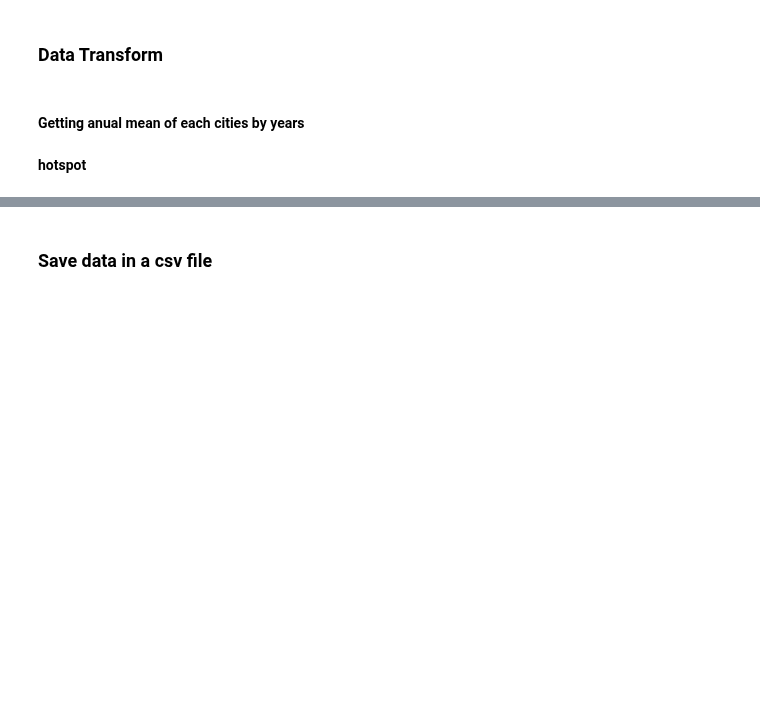
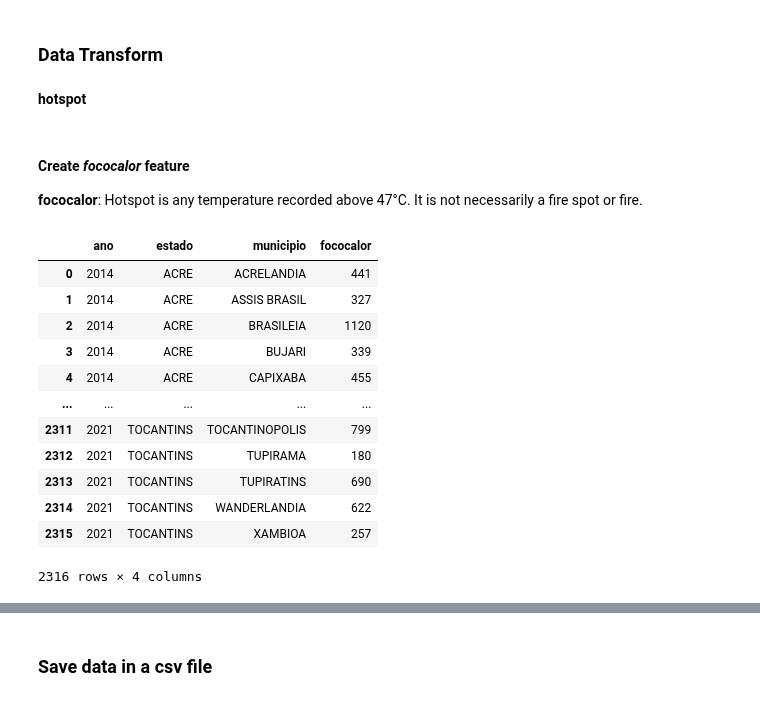
Before and after one commit to faustofcjr/amazon-social-progress, a Jupyter notebook: data_preparation.ipynb, the cells around one changed output, grey strips where cells are left out. Cells and saved outputs as stored; diff of their text form; code cells hidden in the pictures; blank space fills up the shorter version.

```diff
--- a/data_preparation.ipynb
+++ b/data_preparation.ipynb
@@ -432,10 +510,30 @@ get_pct_missing_data(spi_df)
 # %% [markdown]
 ### Data Transform
-# %% [markdown]
-#### Getting anual mean of each cities by years
 # %% [markdown]
 __hotspot__
 # %%
 hotspot_df.loc[hotspot_df.ano < 2014, "ano"] = 2014
 hotspot_df.loc[(hotspot_df.ano > 2014) & (hotspot_df.ano < 2018), "ano"] = 2018
 hotspot_df.loc[(hotspot_df.ano > 2018) & (hotspot_df.ano < 2021), "ano"] = 2021
+# %% [markdown]
+#### Create _fococalor_ feature
+
+__fococalor__: Hotspot is any temperature recorded above 47°C. It is not necessarily a fire spot or fire.
+# %%
+hotspot_size = hotspot_df.groupby(["ano", "estado", "municipio"]).size()
+hotspot_size = hotspot_size.reset_index(name="fococalor")
+hotspot_size
+# %% [output]
+|  | ano | estado | municipio | fococalor |
+| 0 | 2014 | ACRE | ACRELANDIA | 441 |
+| 1 | 2014 | ACRE | ASSIS BRASIL | 327 |
+| 2 | 2014 | ACRE | BRASILEIA | 1120 |
+| 3 | 2014 | ACRE | BUJARI | 339 |
+| 4 | 2014 | ACRE | CAPIXABA | 455 |
+| ... | ... | ... | ... | ... |
+| 2311 | 2021 | TOCANTINS | TOCANTINOPOLIS | 799 |
+| 2312 | 2021 | TOCANTINS | TUPIRAMA | 180 |
+| 2313 | 2021 | TOCANTINS | TUPIRATINS | 690 |
+| 2314 | 2021 | TOCANTINS | WANDERLANDIA | 622 |
+| 2315 | 2021 | TOCANTINS | XAMBIOA | 257 |
+2316 rows × 4 columns
```
Also changed, not shown: parts of 20 cells of this notebook, 2 other files.
